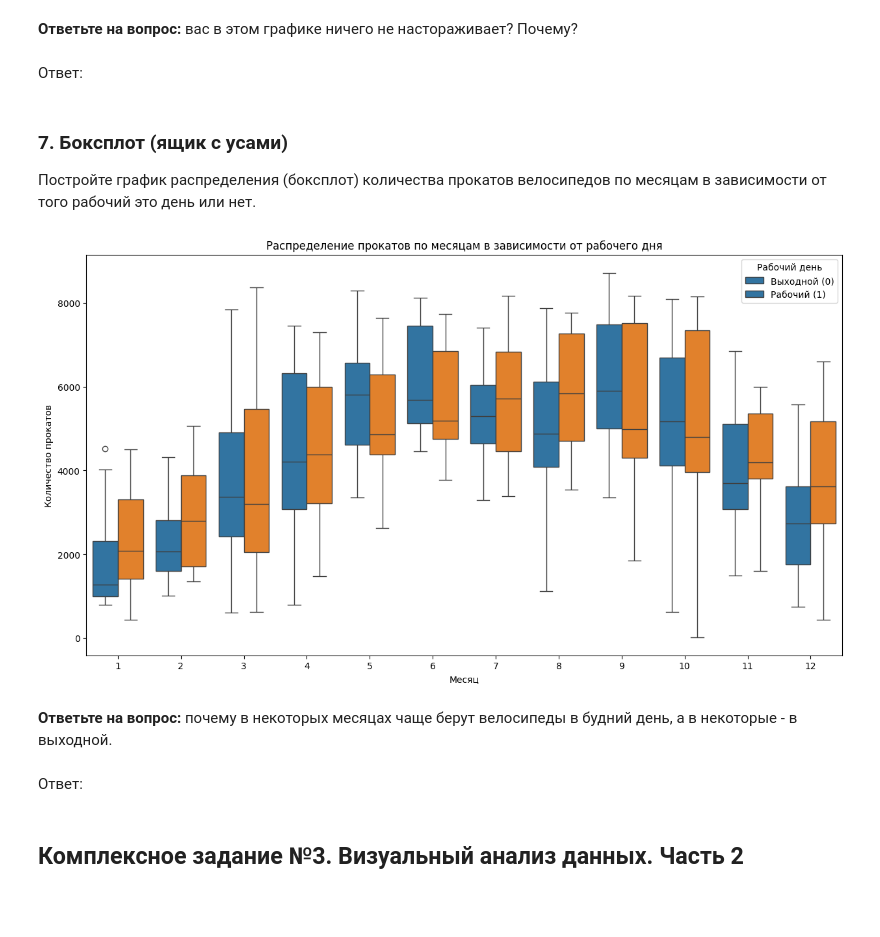
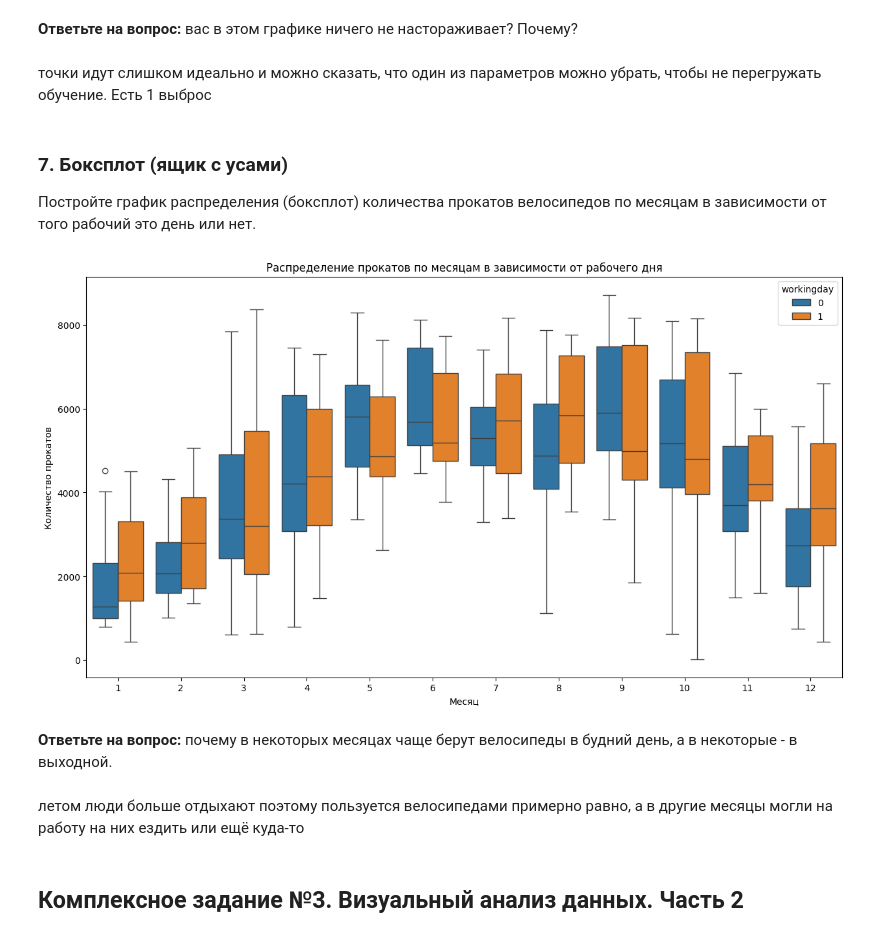
Before and after one commit to fruct49/ml_practice, a Jupyter notebook: 5. Библиотека Pandas. Визуальный анализ данных/Практическая_работа_№5_Библиотека_Pandas.ipynb, the cells around one changed output. Drawn from its saved outputs; the diff is of its cells as text; code cells hidden in the pictures; blank space fills up the shorter version.

```diff
--- a/5. Библиотека Pandas. Визуальный анализ данных/Практическая_работа_№5_Библиотека_Pandas.ipynb
+++ b/5. Библиотека Pandas. Визуальный анализ данных/Практическая_работа_№5_Библиотека_Pandas.ipynb
@@ -547,8 +545,8 @@ plt.show()
 [figure]
 # %% [markdown]
 **Ответьте на вопрос:** вас в этом графике ничего не настораживает? Почему?
-# %% [markdown]
-Ответ:
+# %% [markdown]
+точки идут слишком идеально и можно сказать, что один из параметров можно убрать, чтобы не перегружать обучение. Есть 1 выброс
 # %% [markdown]
 ### 7. Боксплот (ящик с усами)
 
@@ -556,17 +554,16 @@ plt.show()
 # %%
 plt.figure(figsize=(15, 8))
 sns.boxplot(data=df, x='mnth', y='cnt', hue='workingday')
 plt.title('Распределение прокатов по месяцам в зависимости от рабочего дня')
 plt.xlabel('Месяц')
 plt.ylabel('Количество прокатов')
-plt.legend(title='Рабочий день', labels=['Выходной (0)', 'Рабочий (1)'])
 plt.show()
 # %% [output]
-[figure, old version]
+[figure, new version]
 # %% [markdown]
 **Ответьте на вопрос:** почему в некоторых месяцах чаще берут велосипеды в будний день, а в некоторые - в выходной.
-# %% [markdown]
-Ответ:
+# %% [markdown]
+летом люди больше отдыхают поэтому пользуется велосипедами примерно равно, а в другие месяцы могли на работу на них ездить или ещё куда-то
 # %% [markdown]
 ## Комплексное задание №3. Визуальный анализ данных. Часть 2
 # %%
```
Also changed, not shown: parts of 7 cells of this notebook.
